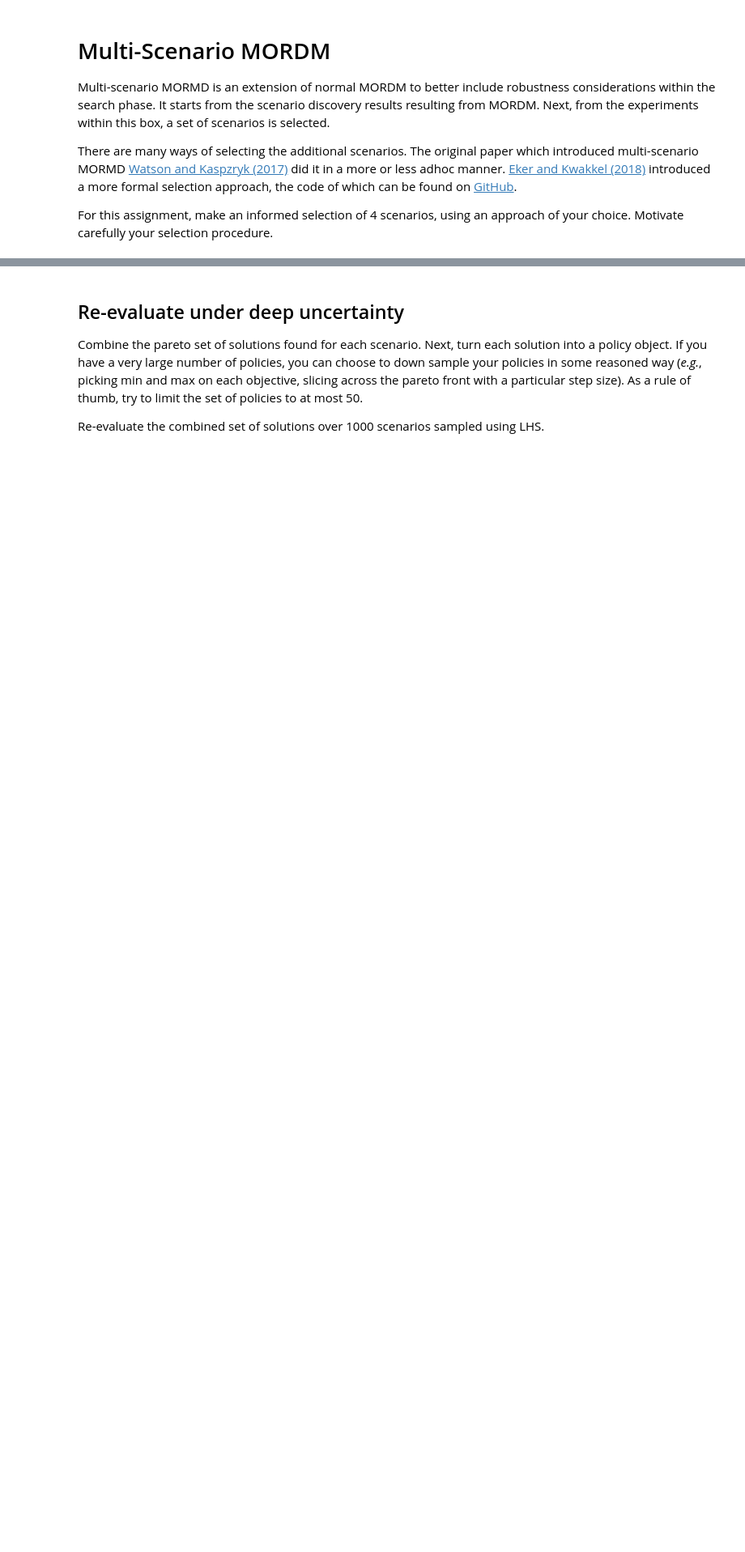
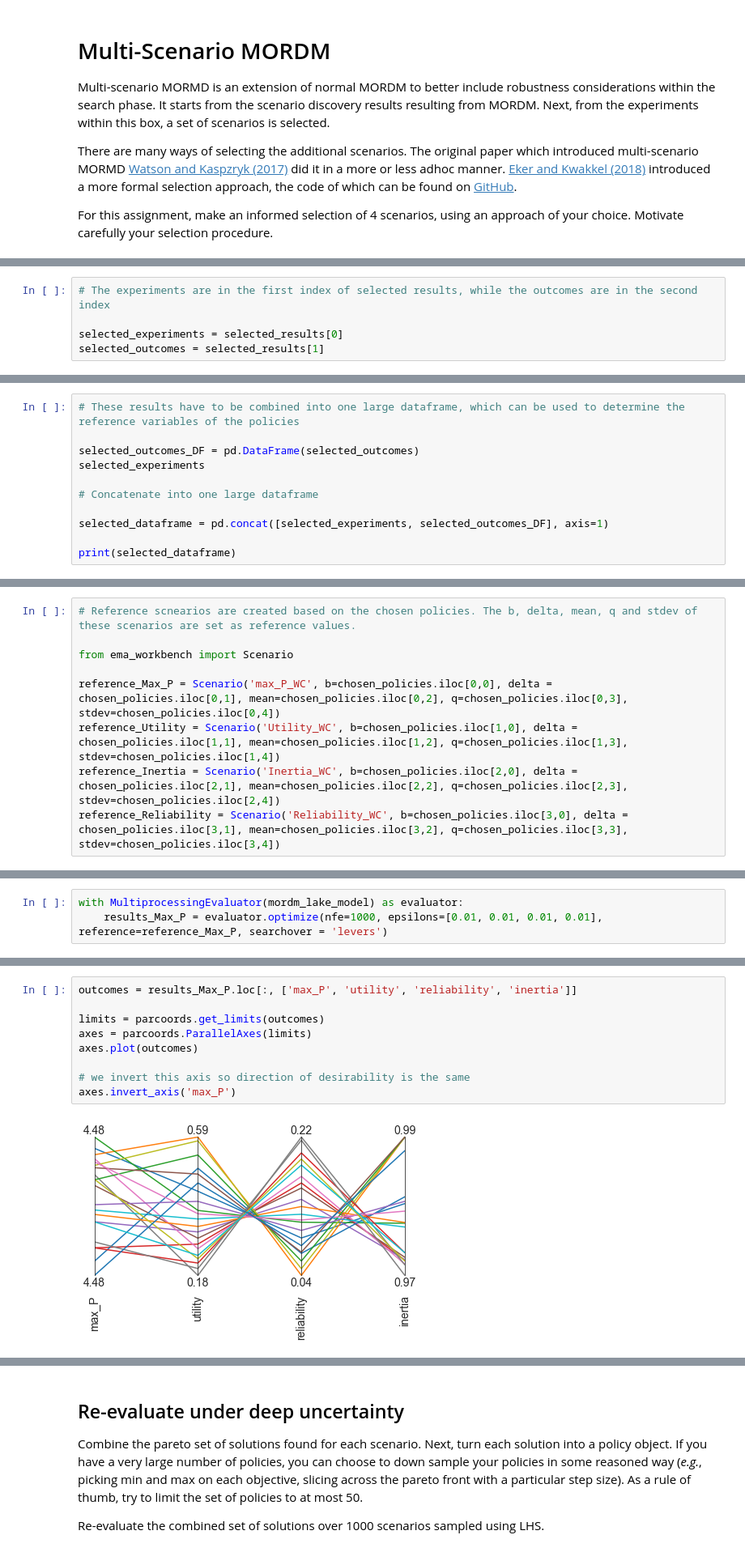
Before and after one commit to herzogrh/EPA1361, a Jupyter notebook: Week 5-6 - robustness and direct search/assignment 9 - multi-scenario MORDM.ipynb, the cells around one changed output, grey strips where cells are left out. Shown at 81% size. Drawn from its saved outputs; the diff is of its cells as text; blank space fills up the shorter version.

```diff
--- a/Week 5-6 - robustness and direct search/assignment 9 - multi-scenario MORDM.ipynb
+++ b/Week 5-6 - robustness and direct search/assignment 9 - multi-scenario MORDM.ipynb
@@ -22,0 +29,5 @@ from
+# %%
+# The experiments are in the first index of selected results, while the outcomes are in the second index
+
+selected_experiments = selected_results[0]
+selected_outcomes = selected_results[1]
@@ -22,0 +50,11 @@ from
+# %%
+# These results have to be combined into one large dataframe, which can be used to determine the reference variables of the policies
+
+selected_outcomes_DF = pd.DataFrame(selected_outcomes)
+selected_experiments
+
+# Concatenate into one large dataframe
+
+selected_dataframe = pd.concat([selected_experiments, selected_outcomes_DF], axis=1)
+
+print(selected_dataframe)
@@ -28,0 +125,9 @@ Store the resulting set of pareto solutions in a smart way for subsequent analys
+# %%
+# Reference scnearios are created based on the chosen policies. The b, delta, mean, q and stdev of these scenarios are set as reference values.
+
+from ema_workbench import Scenario
+
+reference_Max_P = Scenario('max_P_WC', b=chosen_policies.iloc[0,0], delta = chosen_policies.iloc[0,1], mean=chosen_policies.iloc[0,2], q=chosen_policies.iloc[0,3], stdev=chosen_policies.iloc[0,4])
+reference_Utility = Scenario('Utility_WC', b=chosen_policies.iloc[1,0], delta = chosen_policies.iloc[1,1], mean=chosen_policies.iloc[1,2], q=chosen_policies.iloc[1,3], stdev=chosen_policies.iloc[1,4])
+reference_Inertia = Scenario('Inertia_WC', b=chosen_policies.iloc[2,0], delta = chosen_policies.iloc[2,1], mean=chosen_policies.iloc[2,2], q=chosen_policies.iloc[2,3], stdev=chosen_policies.iloc[2,4])
+reference_Reliability = Scenario('Reliability_WC', b=chosen_policies.iloc[3,0], delta = chosen_policies.iloc[3,1], mean=chosen_policies.iloc[3,2], q=chosen_policies.iloc[3,3], stdev=chosen_policies.iloc[3,4])
@@ -28,0 +175,3 @@ Store the resulting set of pareto solutions in a smart way for subsequent analys
+# %%
+with MultiprocessingEvaluator(mordm_lake_model) as evaluator:
+    results_Max_P = evaluator.optimize(nfe=1000, epsilons=[0.01, 0.01, 0.01, 0.01], reference=reference_Max_P, searchover = 'levers')
@@ -28,0 +185,11 @@ Store the resulting set of pareto solutions in a smart way for subsequent analys
+# %%
+outcomes = results_Max_P.loc[:, ['max_P', 'utility', 'reliability', 'inertia']]
+
+limits = parcoords.get_limits(outcomes)
+axes = parcoords.ParallelAxes(limits)
+axes.plot(outcomes)
+
+# we invert this axis so direction of desirability is the same
+axes.invert_axis('max_P')
+# %% [output]
+[figure, added]
```
Also changed, not shown: parts of 42 cells of this notebook, 1 other file.
